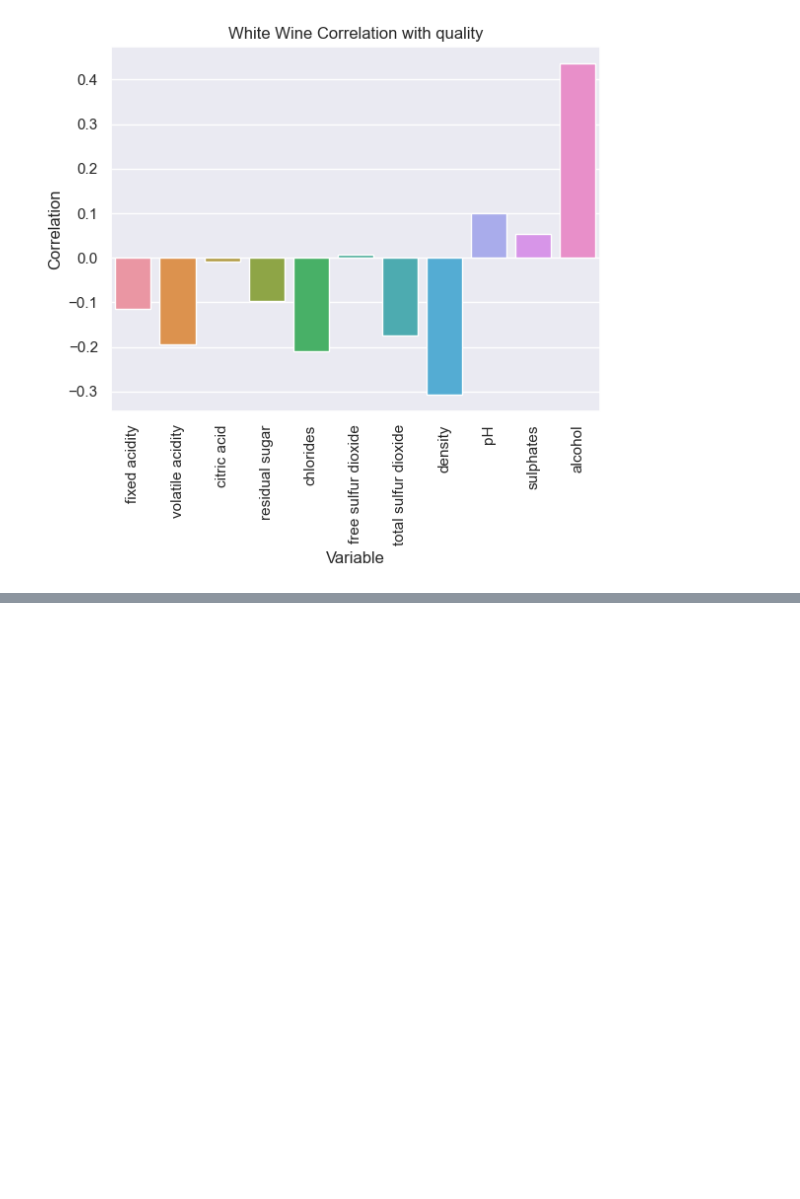
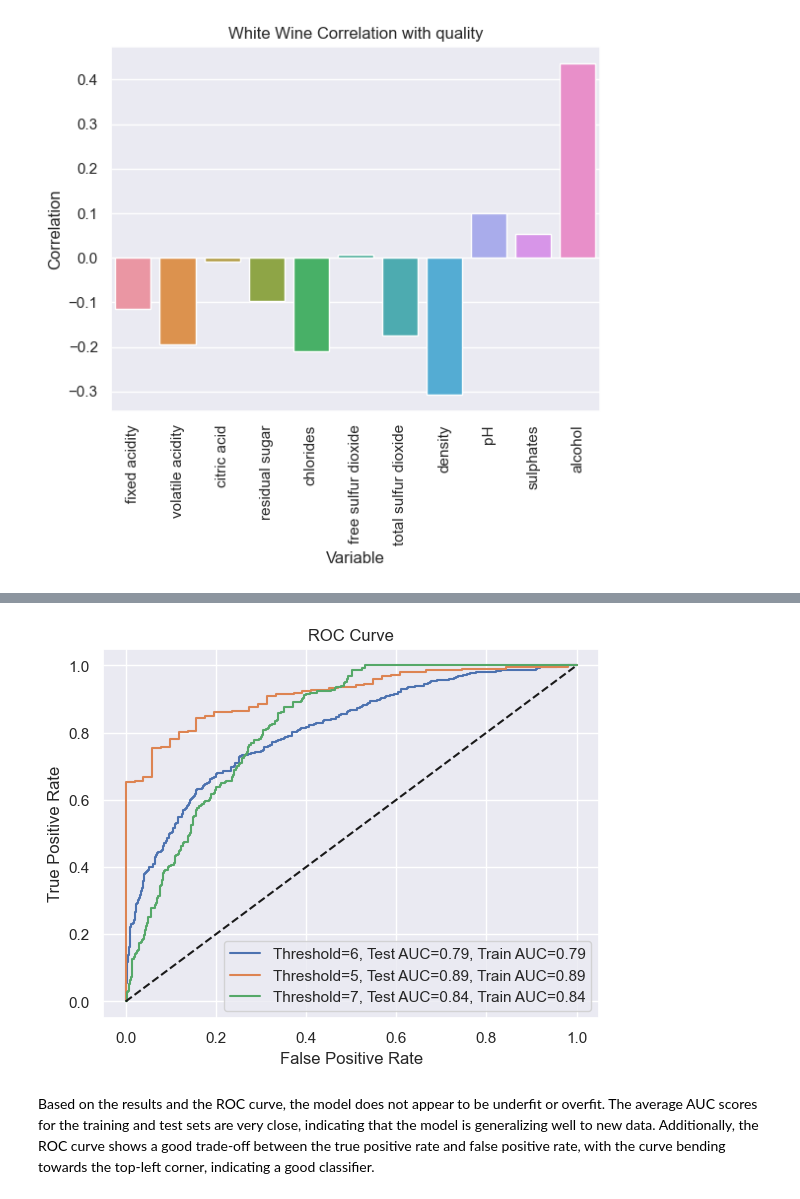
Before and after one commit to dayyanmirza/CSC2034DataScienceProject, a Jupyter notebook: CSC2034DataScienceProject.ipynb, the cells around one changed output, grey strips where cells are left out. Saved outputs shown, nothing was run; the diff lists cells and outputs as text; code cells hidden in the pictures; blank space fills up the shorter version.

```diff
--- a/CSC2034DataScienceProject.ipynb
+++ b/CSC2034DataScienceProject.ipynb
@@ -835,0 +639,72 @@ Please also refer to the documentation for alternative solver options:
+# %%
+# Task 3:
+
+import matplotlib.pyplot as plt
+import numpy as np
+from sklearn.linear_model import LogisticRegression
+from sklearn.metrics import roc_curve, auc
+from sklearn.model_selection import KFold
+
+# Reducing Quality Labels to Binary Classification:
+
+# Sources: https://scikit-learn.org/stable/modules/generated/sklearn.metrics.auc.html
+# Sources: https://scikit-learn.org/stable/modules/generated/sklearn.metrics.roc_curve.html
+# Sources: https://scikit-learn.org/0.16/modules/generated/sklearn.cross_validation.cross_val_score.html
+# Sources: https://scikit-learn.org/stable/modules/generated/sklearn.linear_model.LogisticRegression.html
+
+# Defining a list of thresholds to loop through
+thresholds = [6, 5, 7]
+n_folds = 5
+
+# Looping through each threshold
+for threshold in thresholds:
+
+    # Creating a binary column based on the current threshold
+    wines[f'quality_binary_{threshold}'] = (wines['quality'] >= threshold).astype(int)
+
+    # Separating the data into features and labels
+    cols_to_drop = ['quality', 'quality_binary', f'quality_binary_{threshold}']
+    if 'wine_type' in wines.columns:
+        cols_to_drop.append('wine_type')
+    X, y = wines.drop(cols_to_drop, axis=1), wines[f'quality_binary_{threshold}']
+
+    # Initializing k-fold cross validation
+    kf = KFold(n_splits=n_folds, shuffle=True, random_state=42)
+
+    # Initializing arrays to store AUC scores for each fold
+    train_auc = np.zeros(n_folds)
+    test_auc = np.zeros(n_folds)
+
+    # Looping through each fold
+    for i, (train_idx, test_idx) in enumerate(kf.split(X, y)):
+
+        # Splitting the data into training and test sets
+        X_train, y_train = X.iloc[train_idx], y.iloc[train_idx]
+        X_test, y_test = X.iloc[test_idx], y.iloc[test_idx]
+
+        # Fitting a logistic regression model on the training set
+        model = LogisticRegression(random_state=42).fit(X_train, y_train)
+
+        # Predicting probabilities on the training and test sets
+        y_train_pred_proba = model.predict_proba(X_train)[:, 1]
+        y_test_pred_proba = model.predict_proba(X_test)[:, 1]
+
+        # Calculating AUC scores for the training and test sets
+        train_fpr, train_tpr, _ = roc_curve(y_train, y_train_pred_proba)
+        test_fpr, test_tpr, _ = roc_curve(y_test, y_test_pred_proba)
+        train_auc[i] = auc(train_fpr, train_tpr)
+        test_auc[i] = auc(test_fpr, test_tpr)
+
+    # Plotting the ROC curve with the current threshold and average AUC scores
+    plt.plot(test_fpr, test_tpr, label=f"Threshold={threshold}, Test AUC={test_auc.mean():.2f}, Train AUC={train_auc.mean():.2f}")
+
+# Task 4:
+
+# Plotting a diagonal line representing a random model and adding labels
+plt.plot([0, 1], [0, 1], 'k--')
+plt.xlabel('False Positive Rate')
+plt.ylabel('True Positive Rate')
+plt.title('ROC Curve')
+plt.legend(loc="lower right")
+plt.show()
+# %% [output]
@@ -835,0 +728,3 @@ Please also refer to the documentation for alternative solver options:
+[figure, added]
+# %% [markdown]
+Based on the results and the ROC curve, the model does not appear to be underfit or overfit. The average AUC scores for the training and test sets are very close, indicating that the model is generalizing well to new data. Additionally, the ROC curve shows a good trade-off between the true positive rate and false positive rate, with the curve bending towards the top-left corner, indicating a good classifier.
```
Also changed, not shown: parts of 30 cells of this notebook, 1 other file.
